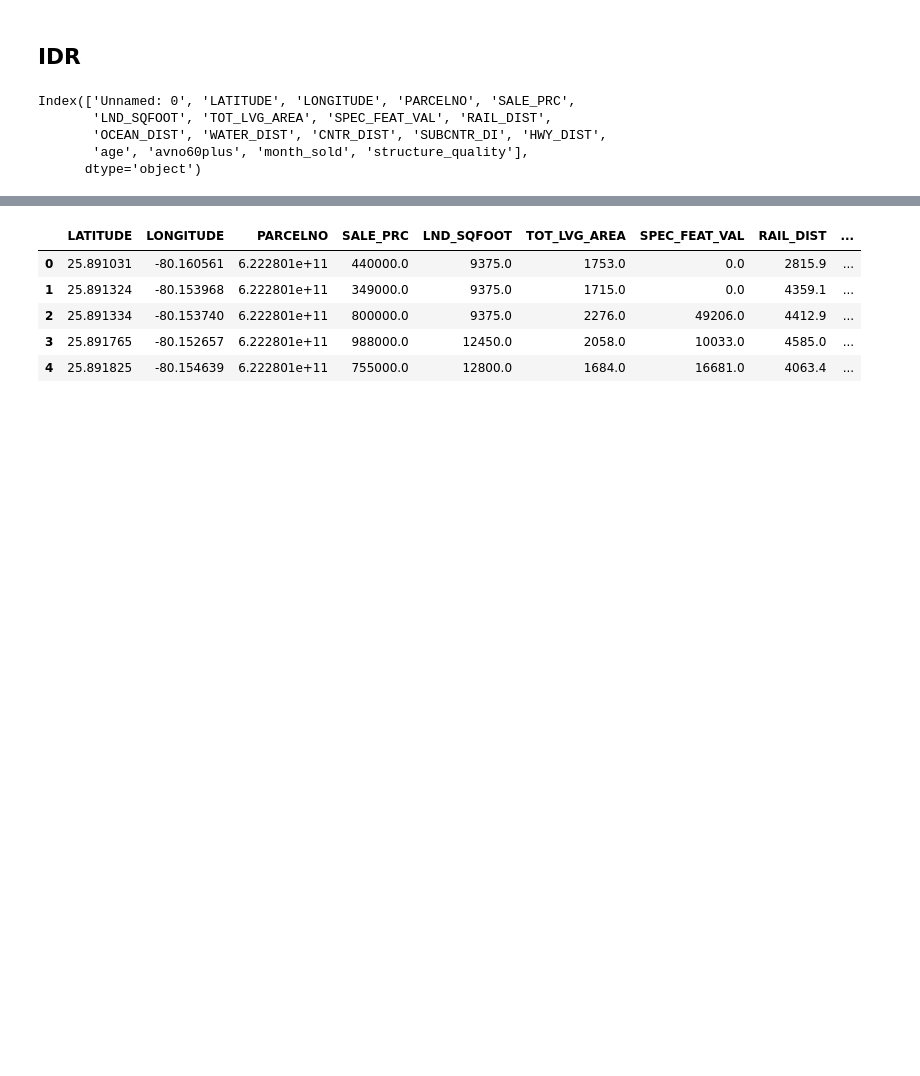
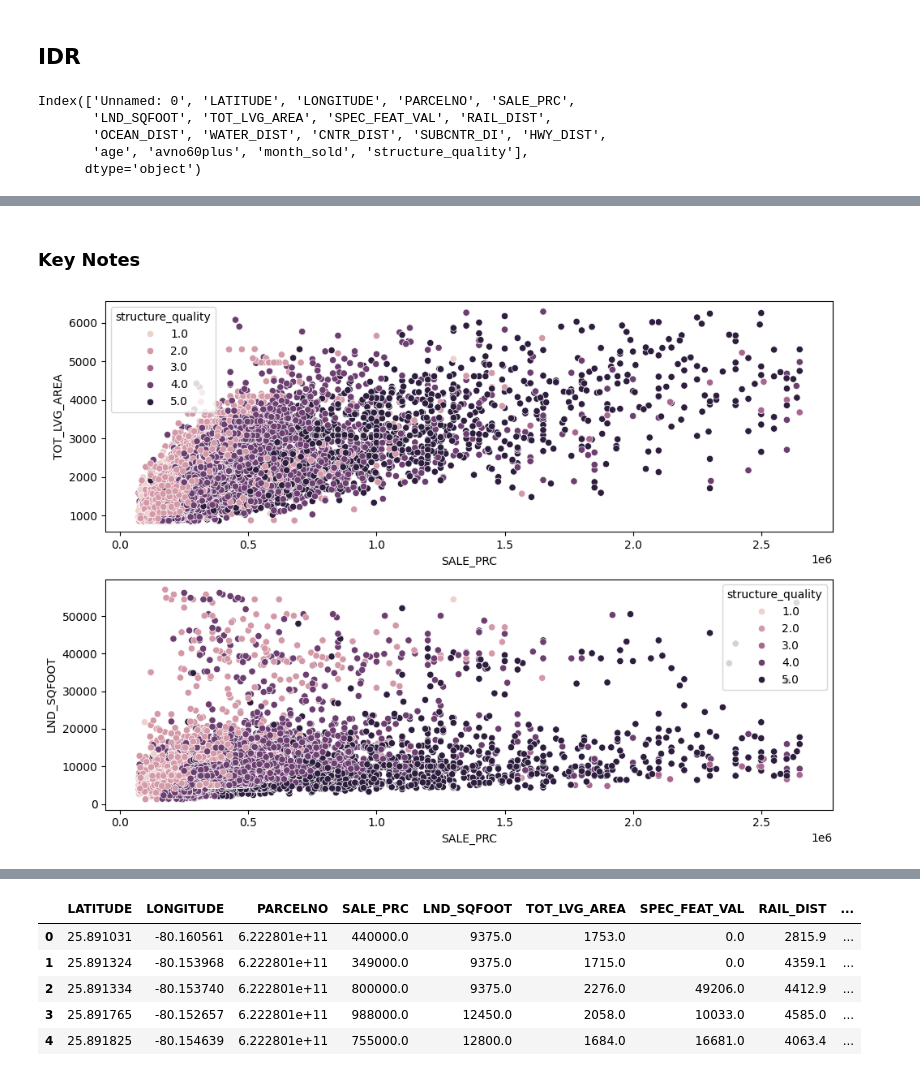
Before and after one commit to MarcusO17/6006CEM-ML, a Jupyter notebook: src/Task 1/main.ipynb, the cells around one changed output, grey strips where cells are left out. Drawn from its saved outputs; the diff is of its cells as text; code cells hidden in the pictures; blank space fills up the shorter version.

```diff
--- a/src/Task 1/main.ipynb
+++ b/src/Task 1/main.ipynb
@@ -91,0 +157,10 @@ df.drop(columns=['Unnamed: 0'],inplace=True)
+# %% [markdown]
+### Key Notes
+# %%
+fig, ax=plt.subplots(2,figsize=(10,7))
+sns.scatterplot(x=df['SALE_PRC'],y=df['TOT_LVG_AREA'],hue=df['structure_quality'],ax=ax[0])
+sns.scatterplot(x=df['SALE_PRC'],y=df['LND_SQFOOT'],hue=df['structure_quality'],ax=ax[1])
+plt.tight_layout()
+plt.show()
+# %% [output]
+[figure, added]
```
Also changed, not shown: parts of 50 cells of this notebook.
